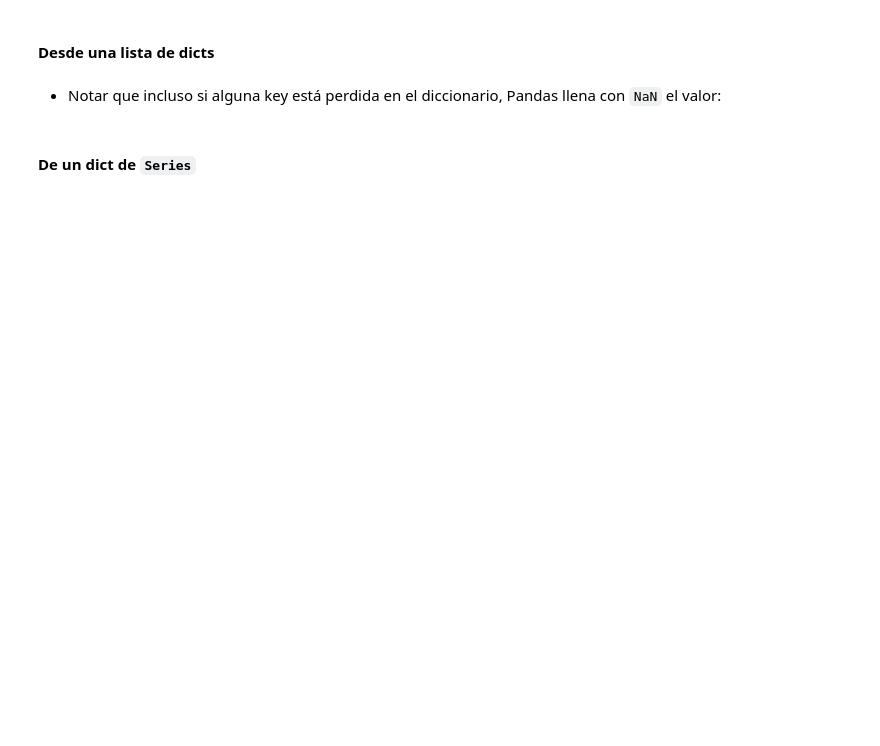
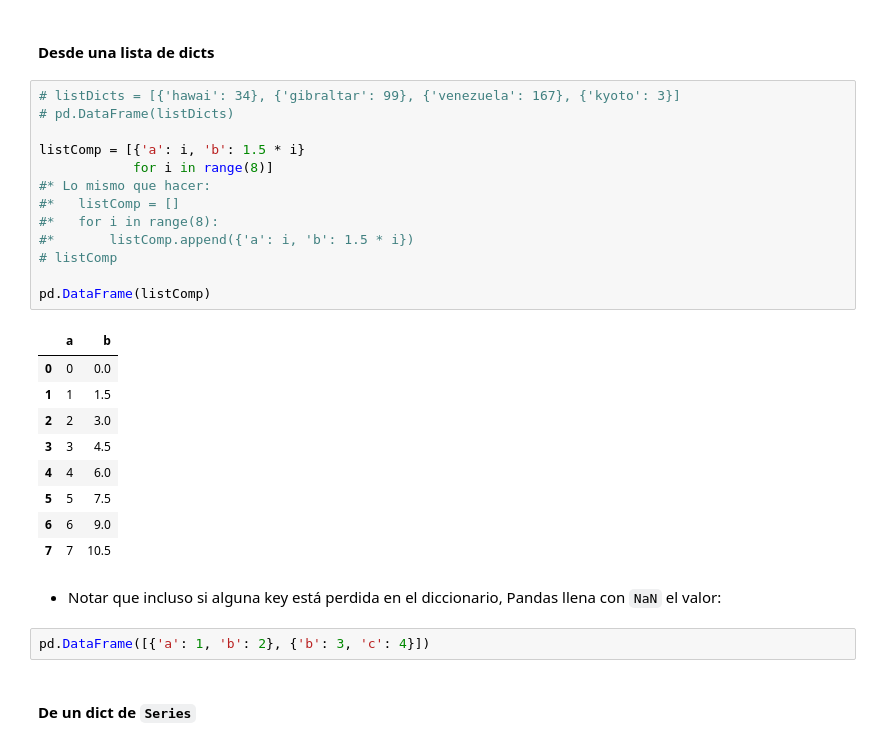
Before and after one commit to DarkosCode/IESProgramacion, a Jupyter notebook: 2do-CD/PP2/2doCuatri/Practica_Práctica_7_Pandas.ipynb, the cells around one changed output. Cells and saved outputs as stored; diff of their text form; blank space fills up the shorter version.

```diff
--- a/2do-CD/PP2/2doCuatri/Practica_Práctica_7_Pandas.ipynb
+++ b/2do-CD/PP2/2doCuatri/Practica_Práctica_7_Pandas.ipynb
@@ -239,6 +307,31 @@ Además, tiene un atributo ``columns``, que es un objeto ``Index`` conteniendo l
 # %% [markdown]
 #### Desde una lista de dicts
+# %%
+# listDicts = [{'hawai': 34}, {'gibraltar': 99}, {'venezuela': 167}, {'kyoto': 3}]
+# pd.DataFrame(listDicts)
+
+listComp = [{'a': i, 'b': 1.5 * i}
+            for i in range(8)]
+#* Lo mismo que hacer:
+#*   listComp = []
+#*   for i in range(8):
+#*       listComp.append({'a': i, 'b': 1.5 * i})
+# listComp
+
+pd.DataFrame(listComp)
+# %% [output]
+|  | a | b |
+| 0 | 0 | 0.0 |
+| 1 | 1 | 1.5 |
+| 2 | 2 | 3.0 |
+| 3 | 3 | 4.5 |
+| 4 | 4 | 6.0 |
+| 5 | 5 | 7.5 |
+| 6 | 6 | 9.0 |
+| 7 | 7 | 10.5 |
 # %% [markdown]
 * Notar que incluso si alguna key está perdida en el diccionario, Pandas llena con `NaN` el valor:
+# %%
+pd.DataFrame([{'a': 1, 'b': 2}, {'b': 3, 'c': 4}])
 # %% [markdown]
 #### De un dict de `Series`
```
Also changed, not shown: parts of 13 cells of this notebook.
